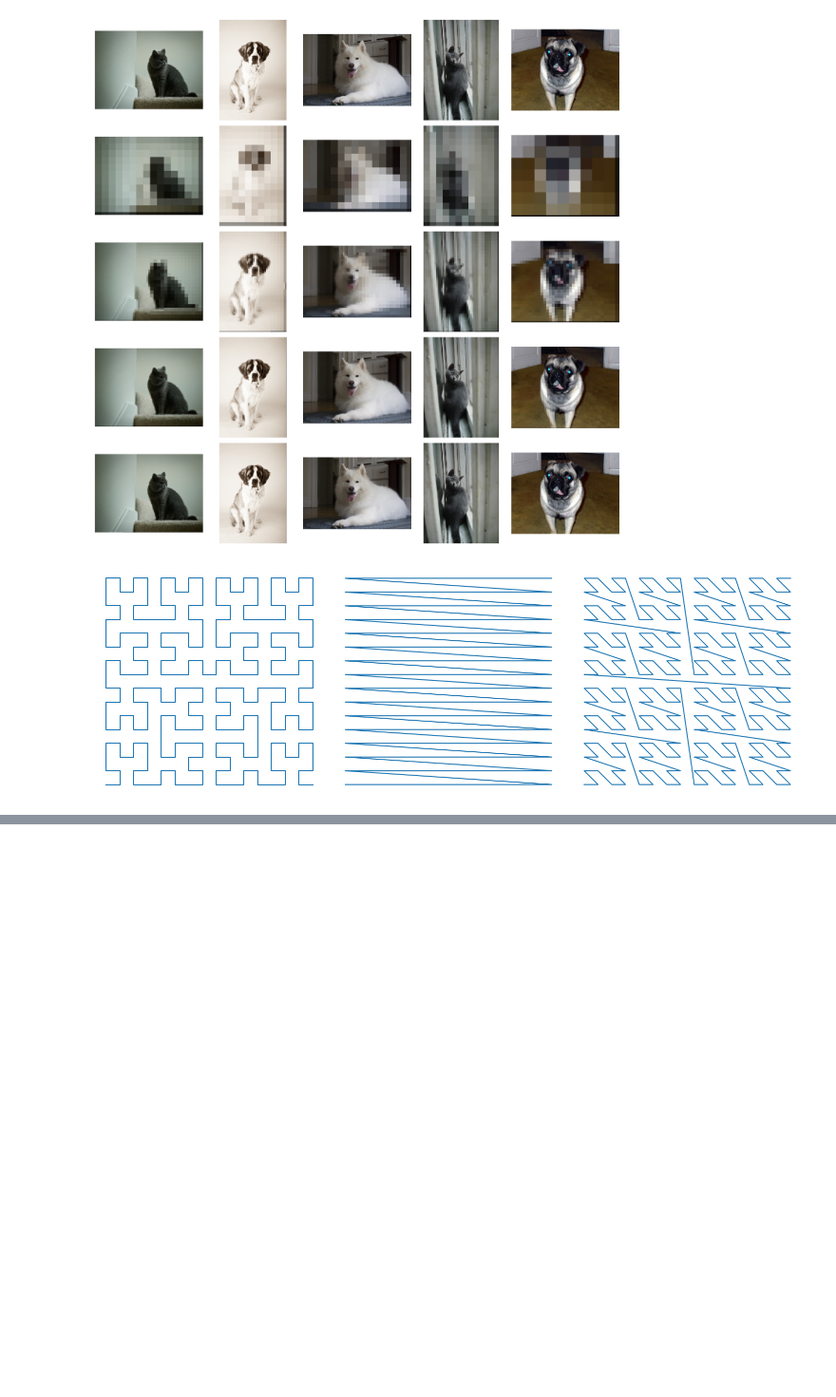
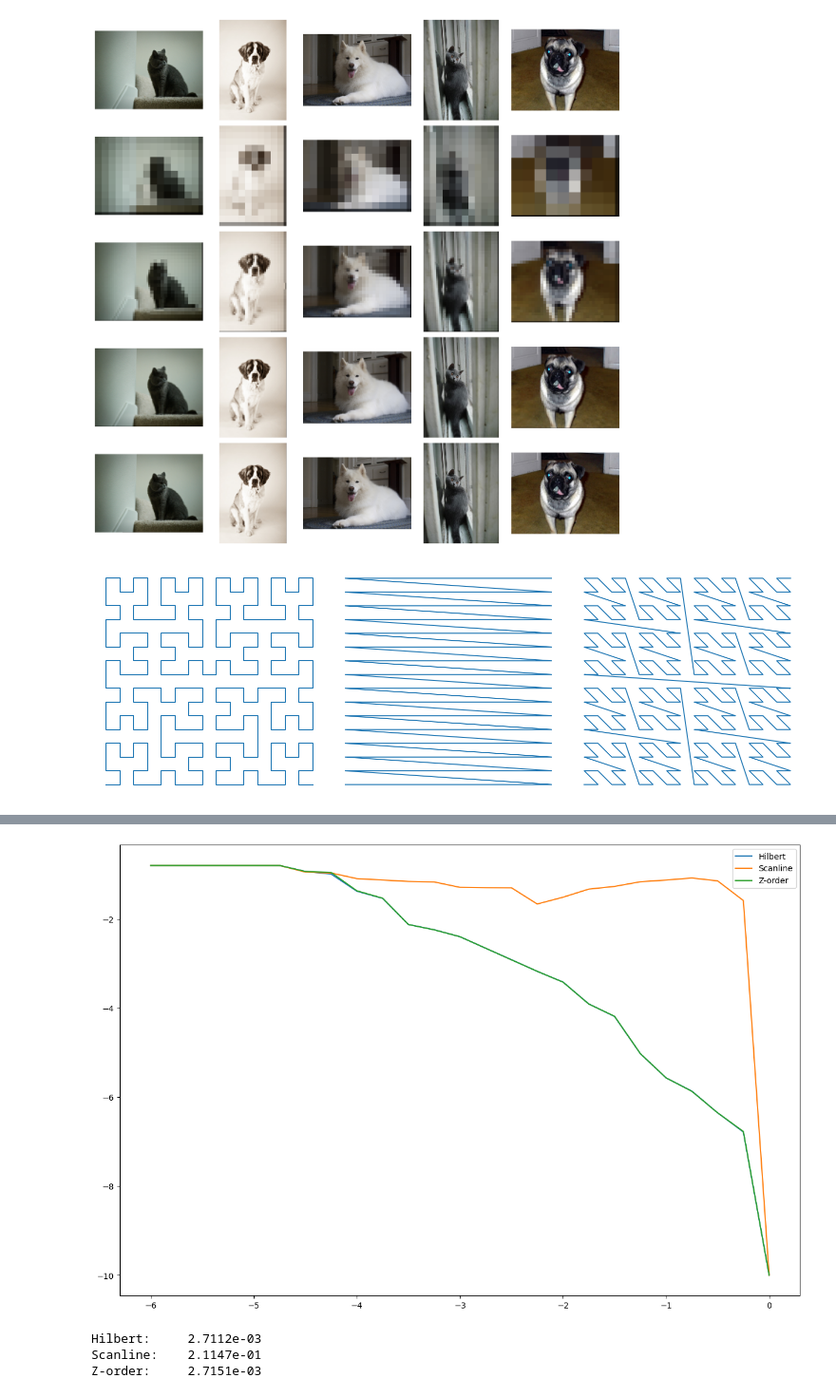
Before and after one commit to jacekkulma/fractal-prefix-image-format, a Jupyter notebook: report.ipynb, the cells around one changed output, grey strips where cells are left out. Shown at 95% size. Saved outputs shown, nothing was run; the diff lists cells and outputs as text; code cells hidden in the pictures; blank space fills up the shorter version.

```diff
--- a/report.ipynb
+++ b/report.ipynb
@@ -115,38 +145,36 @@ Z-order:     6.7351e-01
 # %%
-import analysis
-
-images = [
-    generated_images.checkerboard(128),
-
-    generated_images.diagonal_stripes(128),
-    generated_images.horizontal_stripes(128),
-    generated_images.vertical_stripes(128),
-
-    generated_images.diagonal_gradient(128),
-    generated_images.horizontal_gradient(128),
-    generated_images.vertical_gradient(128),
-    generated_images.color_gradient(128),
-
-    generated_images.radial_gradient(128),
-    generated_images.concentric_circles(128),
-    generated_images.random_noise(128)]
+generated_test_images = generated_images.random_images(10, size=256, seed=123)
 
 curves_to_test = {
     'Hilbert': curves.HilbertCurve(),
     'Scanline': curves.ScanlineCurve(),
     'Z-order': curves.ZOrderCurve()
 }
 
-prefix_lengths = np.linspace(1e-6, 1-1e-6, 25)
+prefix_lengths = np.logspace(np.log10(1e-6), np.log10(1-1e-6), 25)
 
-results = {}
+generated_images_results = {}
 for curve_name, curve in curves_to_test.items():
     processor = FractalImageProcessor(curve, mipmap_strategy="average")
-    results[curve_name] = analysis.calculate_error_curve(processor, images, prefix_lengths)
+    generated_images_results[curve_name] = analysis.calculate_error_curve(processor, generated_test_images, prefix_lengths)
 
-for curve_name, result in results.items():
-    plt.plot(prefix_lengths, np.log([max(v, np.exp(-10)) for v in result]), label=curve_name)
+_, ax = plt.subplots(1, 1, figsize=(15, 10))
+for curve_name, result in generated_images_results.items():
+    ax.plot(np.log10(prefix_lengths), np.log([max(v, np.exp(-10)) for v in result]), label=curve_name)
 
-plt.legend()
+ax.set_xlabel("log_10(prefix length)")
+ax.set_ylabel("log(error)")
+ax.legend()
 plt.show()
+
+areas = {name: analysis.area_under_curve(result, prefix_lengths) for name, result in generated_images_results.items()}
+for name, area in areas.items():
+    print(f"{(f"{name}:"):<12} {area:0.4e}")
+
+pickle.dump(generated_images_results, open(f"results/generated_images_results_{time.time()}.pkl", "wb"))
+# %% [output]
+[figure, added]
+Hilbert:     2.7112e-03
+Scanline:    2.1147e-01
+Z-order:     2.7151e-03
 # %%
```
Also changed, not shown: parts of 9 cells of this notebook, 1 other file.
